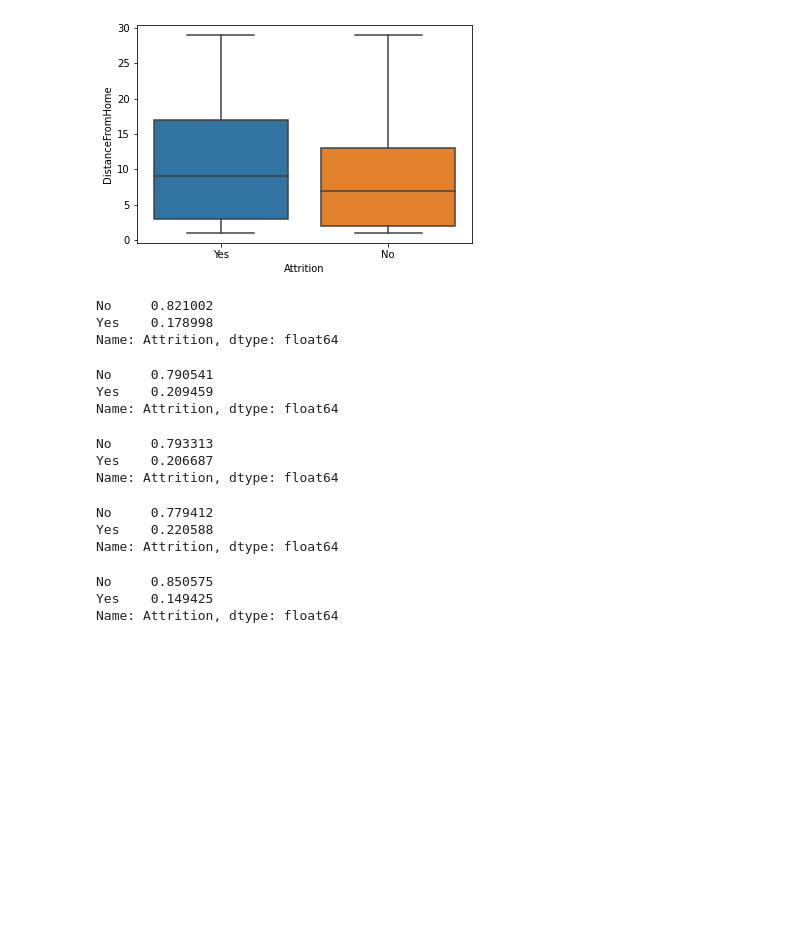
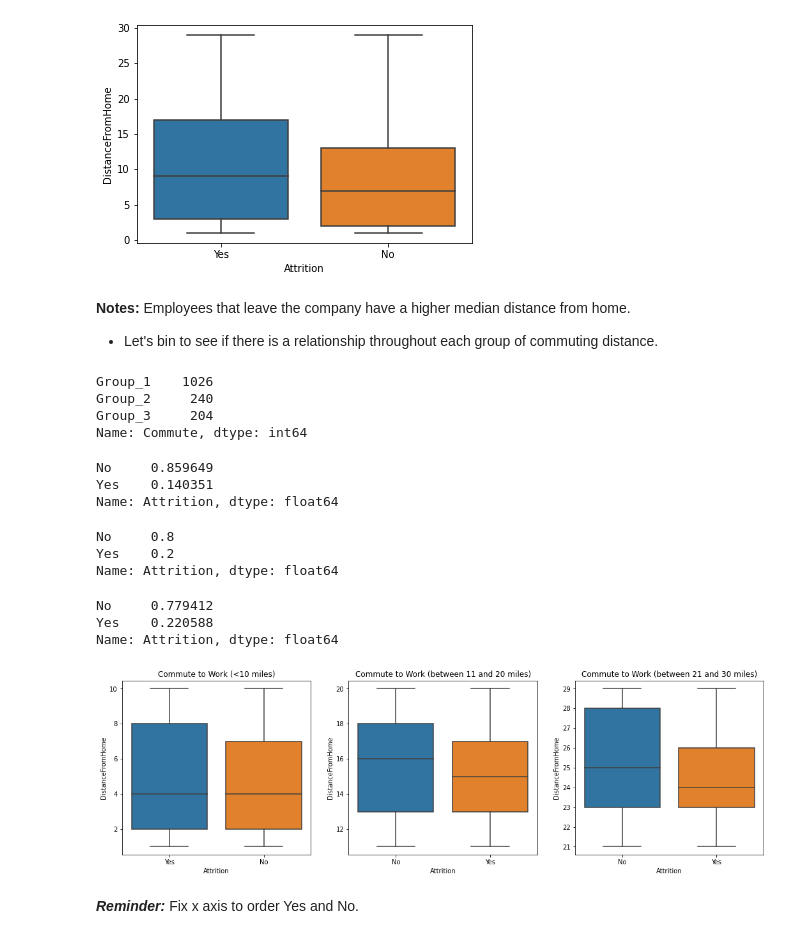
Before and after one commit to lochlynlaskowski/HR-attrition, a Jupyter notebook: HR_attrition .ipynb, the cells around one changed output. Cells and saved outputs as stored; diff of their text form; code cells hidden in the pictures; blank space fills up the shorter version.

```diff
--- a/HR_attrition .ipynb
+++ b/HR_attrition .ipynb
@@ -106,33 +117,57 @@ sns.boxplot(data = df, x = 'Attrition', y = 'DistanceFromHome')
 plt.show()
 # %% [output]
 [figure]
+# %% [markdown]
+**Notes:** Employees that leave the company have a higher median distance from home.
+- Let's bin to see if there is a relationship throughout each group of commuting distance.
+# %%
+df.loc[df['DistanceFromHome'].between(0, 10, 'both'), 'Commute'] = 'Group_1'
+df.loc[df['DistanceFromHome'].between(11, 20, 'both'), 'Commute'] = 'Group_2'
+df.loc[df['DistanceFromHome'].between(21, 30, 'both'), 'Commute'] = 'Group_3'
+# %%
+df.Commute.value_counts()
+# %% [output]
+Group_1    1026
+Group_2     240
+Group_3     204
+Name: Commute, dtype: int64
+# %%
+Group_1= df[df.Commute=='Group_1']
+Group_2= df[df.Commute=='Group_2']
+Group_3= df[df.Commute=='Group_3']
 # %%
-df[df.DistanceFromHome > 5].Attrition.value_counts(normalize=True)
+Group_1.Attrition.value_counts(normalize=True)
 # %% [output]
-No     0.821002
-Yes    0.178998
+No     0.859649
+Yes    0.140351
 Name: Attrition, dtype: float64
 # %%
-df[df.DistanceFromHome > 10].Attrition.value_counts(normalize=True)
+Group_2.Attrition.value_counts(normalize=True)
 # %% [output]
-No     0.790541
-Yes    0.209459
+No     0.8
+Yes    0.2
 Name: Attrition, dtype: float64
 # %%
-df[df.DistanceFromHome > 15].Attrition.value_counts(normalize=True)
+Group_3.Attrition.value_counts(normalize=True)
 # %% [output]
-No     0.793313
-Yes    0.206687
+No     0.779412
+Yes    0.220588
 Name: Attrition, dtype: float64
-# %%
-df[df.DistanceFromHome > 20].Attrition.value_counts(normalize=True)
-# %% [output]
-No     0.779412
-Yes    0.220588
-Name: Attrition, dtype: float64
-# %%
-df[df.DistanceFromHome > 25].Attrition.value_counts(normalize=True)
-# %% [output]
-No     0.850575
-Yes    0.149425
-Name: Attrition, dtype: float64
+# %%
+plt.figure(figsize=(18,5))
+plt.subplot(131)
+sns.boxplot(data = Group_1, x = 'Attrition', y = 'DistanceFromHome')
+plt.title('Commute to Work (<10 miles)')
+
+plt.subplot(132)
+sns.boxplot(data = Group_2, x = 'Attrition', y = 'DistanceFromHome')
+plt.title('Commute to Work (between 11 and 20 miles)')
+
+plt.subplot(133)
+sns.boxplot(data = Group_3, x = 'Attrition', y = 'DistanceFromHome')
+plt.title('Commute to Work (between 21 and 30 miles)')
+plt.show()
+# %% [output]
+[figure, added]
+# %% [markdown]
+***Reminder:*** Fix x axis to order Yes and No.
```
Also changed, not shown: parts of 29 cells of this notebook.
